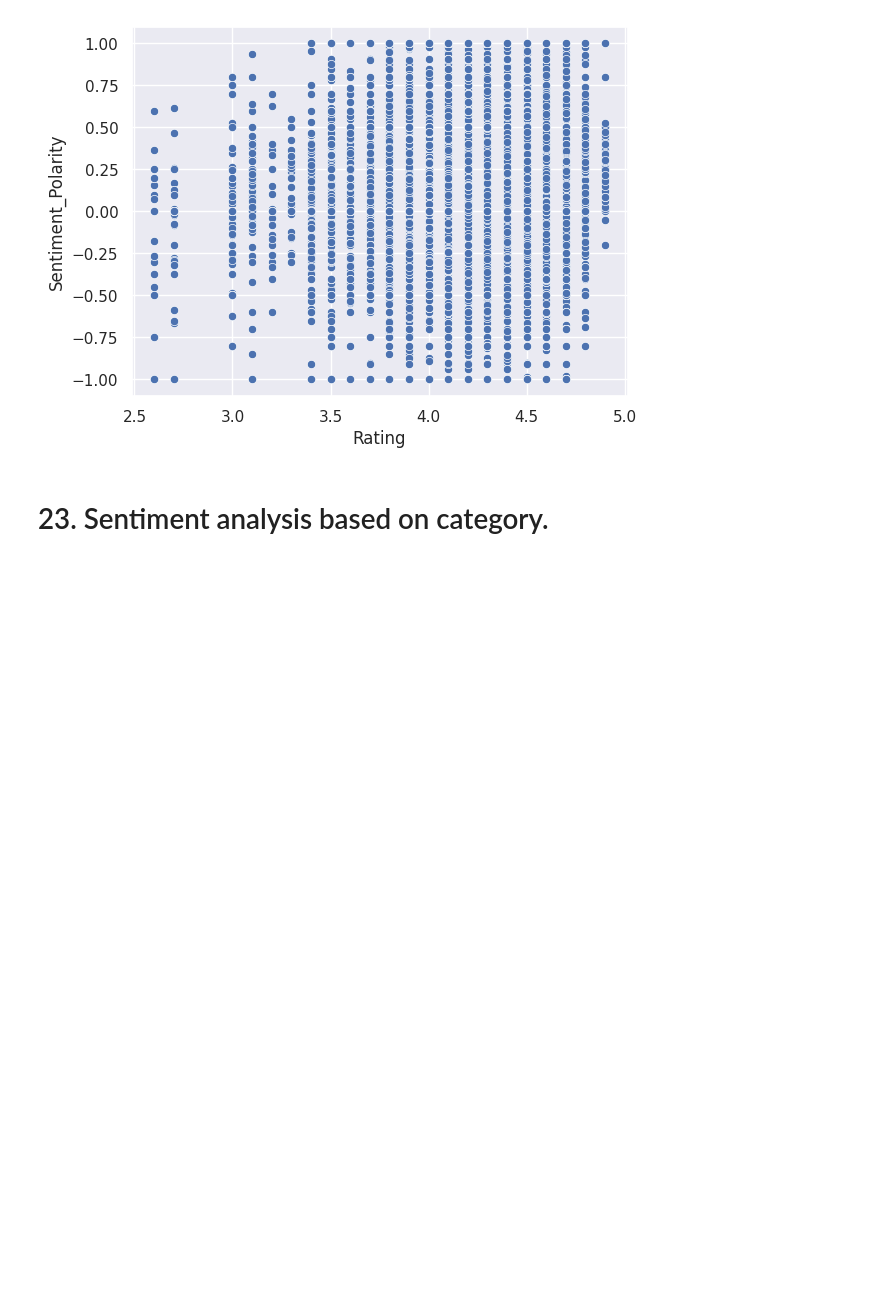
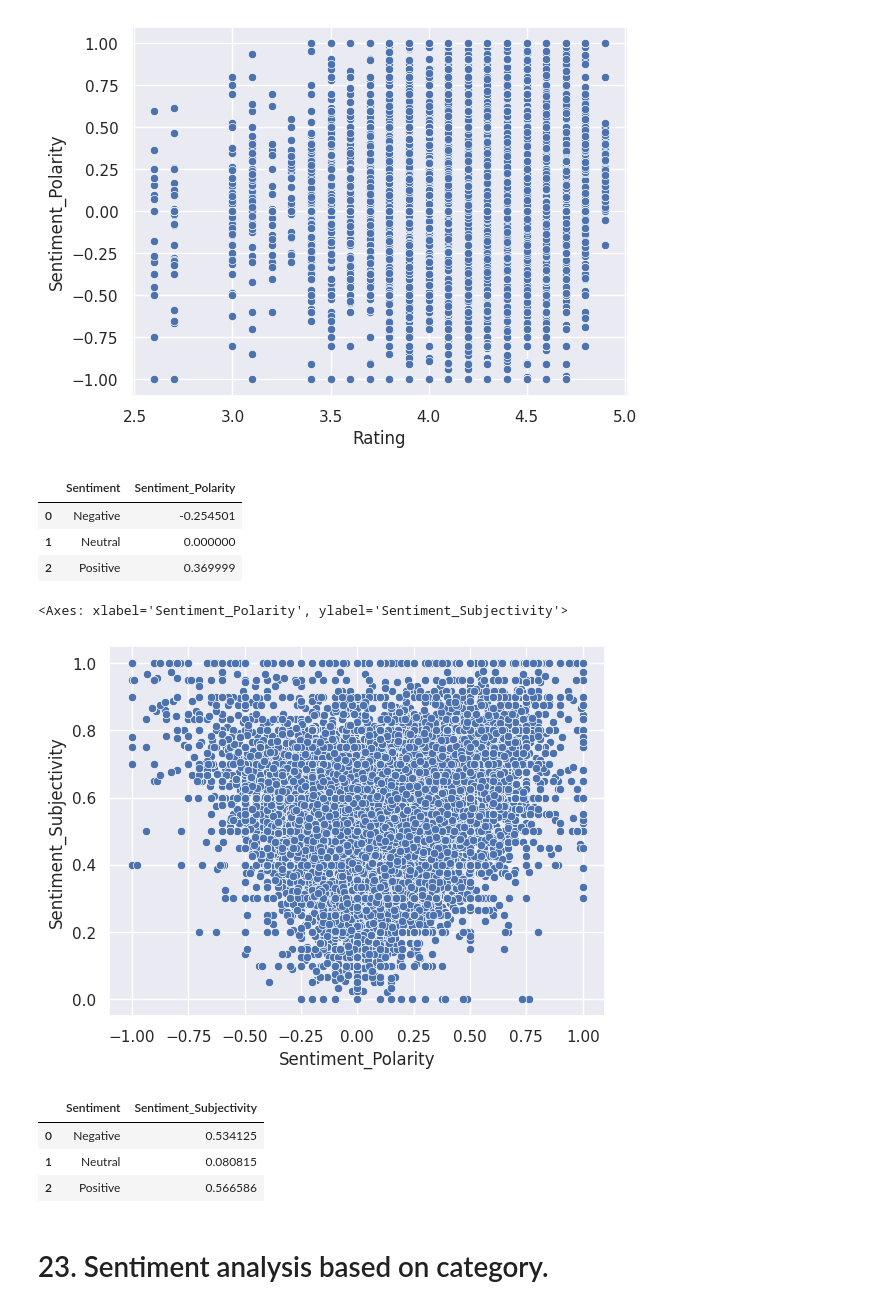
Before and after one commit to GourabR/Playstore_app_review_analysis, a Jupyter notebook: EDA_playstore_app_analysis.ipynb, the cells around one changed output. Drawn from its saved outputs; the diff is of its cells as text; code cells hidden in the pictures; blank space fills up the shorter version.

```diff
--- a/EDA_playstore_app_analysis.ipynb
+++ b/EDA_playstore_app_analysis.ipynb
@@ -1660,6 +1683,25 @@ sns.scatterplot(x = merged_df['Rating'], y = merged_df['Sentiment_Polarity'])
 # %% [output]
 <Axes: xlabel='Rating', ylabel='Sentiment_Polarity'>
 [figure]
+# %%
+merged_df.groupby('Sentiment')['Sentiment_Polarity'].mean().reset_index()
+# %% [output]
+|  | Sentiment | Sentiment_Polarity |
+| 0 | Negative | -0.254501 |
+| 1 | Neutral | 0.000000 |
+| 2 | Positive | 0.369999 |
+# %%
+sns.scatterplot(data = merged_df, x = 'Sentiment_Polarity', y = 'Sentiment_Subjectivity')
+# %% [output]
+<Axes: xlabel='Sentiment_Polarity', ylabel='Sentiment_Subjectivity'>
+[figure, added]
+# %%
+merged_df.groupby('Sentiment')['Sentiment_Subjectivity'].mean().reset_index()
+# %% [output]
+|  | Sentiment | Sentiment_Subjectivity |
+| 0 | Negative | 0.534125 |
+| 1 | Neutral | 0.080815 |
+| 2 | Positive | 0.566586 |
 # %% [markdown]
 # 23. Sentiment analysis based on category.
 # %%
```
Also changed, not shown: parts of 10 cells of this notebook.
